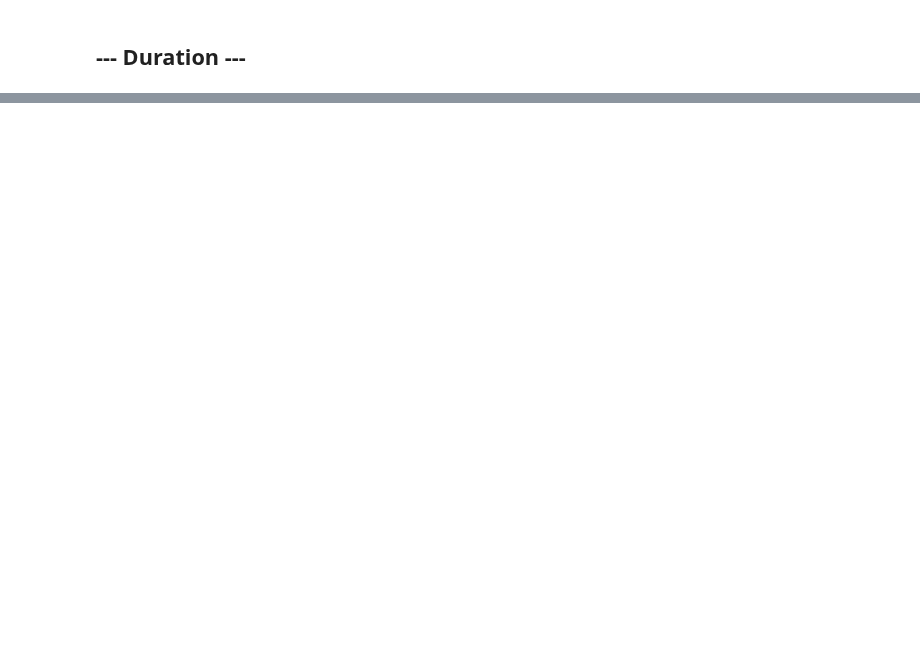
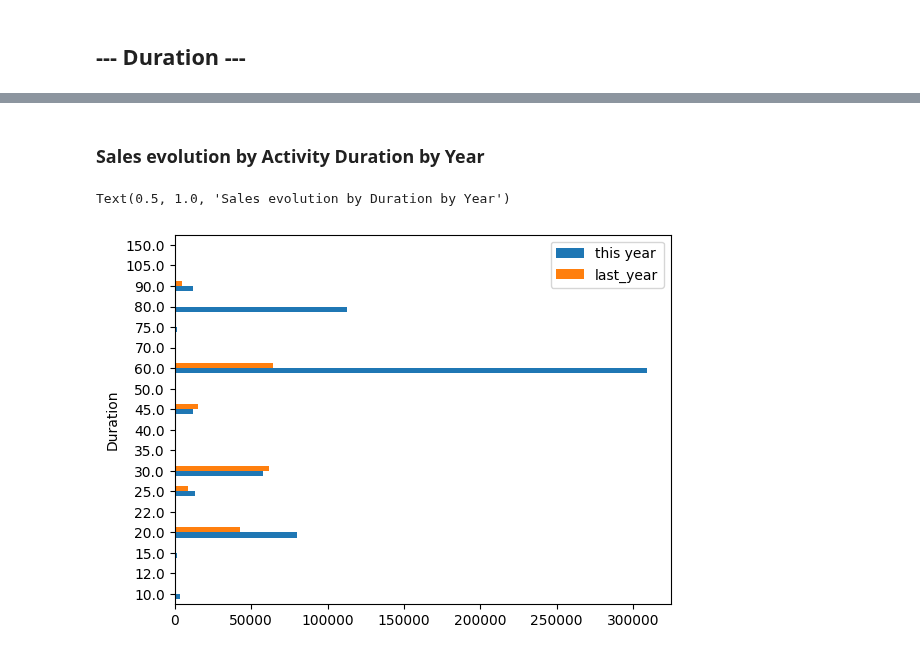
Before and after one commit to Alhuin/SmartBoxAnalysis, a Jupyter notebook: SmartBoxAnalysis.ipynb, the cells around one changed output, grey strips where cells are left out. Cells and saved outputs as stored; diff of their text form; code cells hidden in the pictures; blank space fills up the shorter version.

```diff
--- a/SmartBoxAnalysis.ipynb
+++ b/SmartBoxAnalysis.ipynb
@@ -338,0 +394,9 @@ Text(0.5, 1.0, 'Quantities sold evolution by Region by Year')
+# %%
+sales_by_duration = sales.groupby("Duration")["Sales"].sum()
+sales_by_duration_last_year = sales.groupby("Duration")["Sales Last Year"].sum()
+durations = sales_by_duration.keys()
+
+print(sales_by_duration_last_year.sort_values())
+fig, ax = plt.subplots()
+ax.pie(sales_by_duration_last_year, labels=sales_by_duration_last_year.keys(), autopct='%1.1f%%')
+ax.set_title("Activity Durations (in minutes) repartition in last year's Sales")
@@ -338,0 +428,5 @@ Text(0.5, 1.0, 'Quantities sold evolution by Region by Year')
+# %%
+print(sales_by_duration.sort_values())
+fig, ax = plt.subplots()
+ax.pie(sales_by_duration, labels=sales_by_duration.keys(), autopct='%1.1f%%')
+ax.set_title("Activity Durations (in minutes) repartition in this year's Sales")
@@ -338,0 +456,9 @@ Text(0.5, 1.0, 'Quantities sold evolution by Region by Year')
+# %% [markdown]
+### Sales evolution by Activity Duration by Year
+# %%
+df = pd.DataFrame({"this year": sales_by_duration, "last_year":sales_by_duration_last_year}, index=durations)
+df.plot.barh()
+ax.set_title("Sales evolution by Duration by Year")
+# %% [output]
+Text(0.5, 1.0, 'Sales evolution by Duration by Year')
+[figure, added]
```
Also changed, not shown: parts of 8 cells of this notebook.
